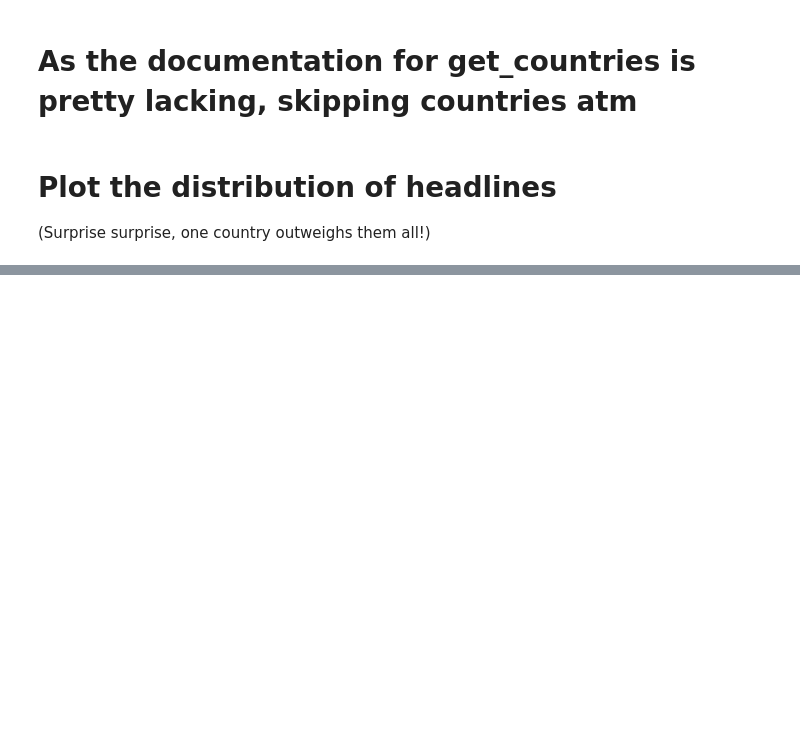
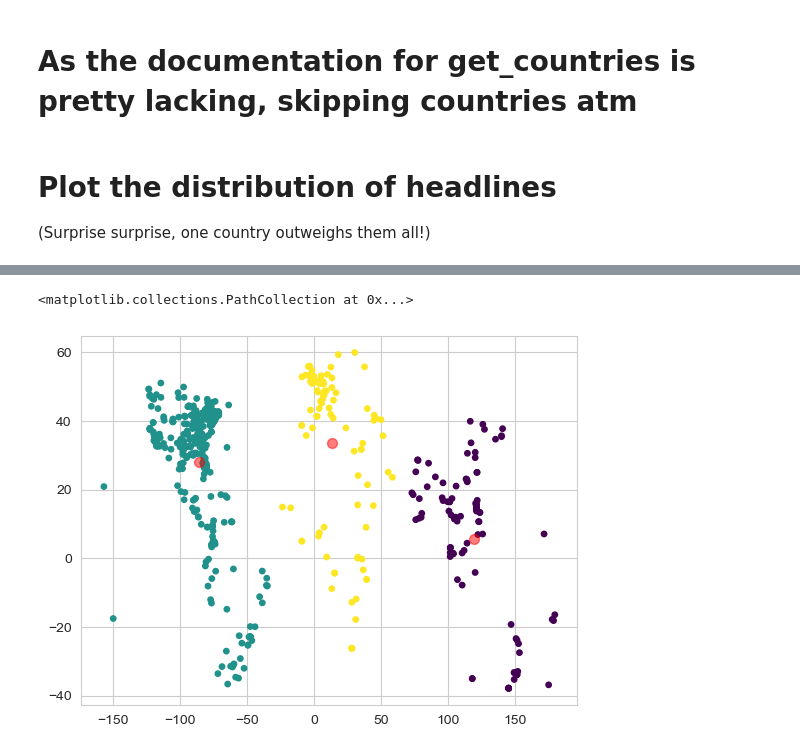
Before and after one commit to felixdellner/Discovering-Disease-Outbreaks-from-News-Headlines, a Jupyter notebook: solution.ipynb, the cells around one changed output, grey strips where cells are left out. Cells and saved outputs as stored; diff of their text form; code cells hidden in the pictures; blank space fills up the shorter version.

```diff
--- a/solution.ipynb
+++ b/solution.ipynb
@@ -240,0 +295,9 @@ df_plot.hvplot.bar(x="Country Code",y="Occurrences")
+# %%
+
+plt.scatter(cluster_df["longitude"], df["latitude"], c=assigned_coordinates, s=15, cmap='viridis')
+
+centers = cluster_model.cluster_centers_
+plt.scatter(centers[:, 0], centers[:, 1], c='red', s=50, alpha=0.5)
+# %% [output]
+<matplotlib.collections.PathCollection at 0x...>
+[figure, added]
```
Also changed, not shown: parts of 12 cells of this notebook.
